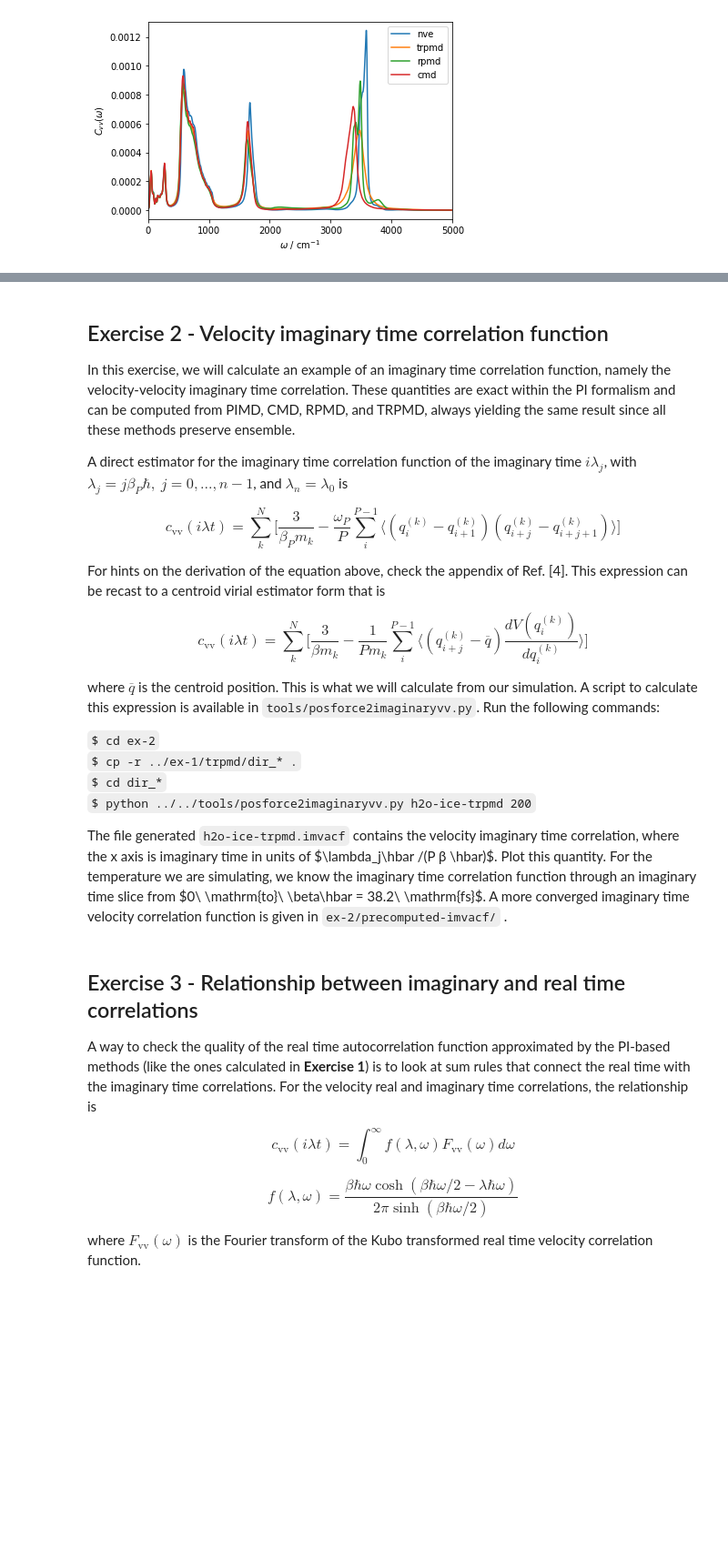
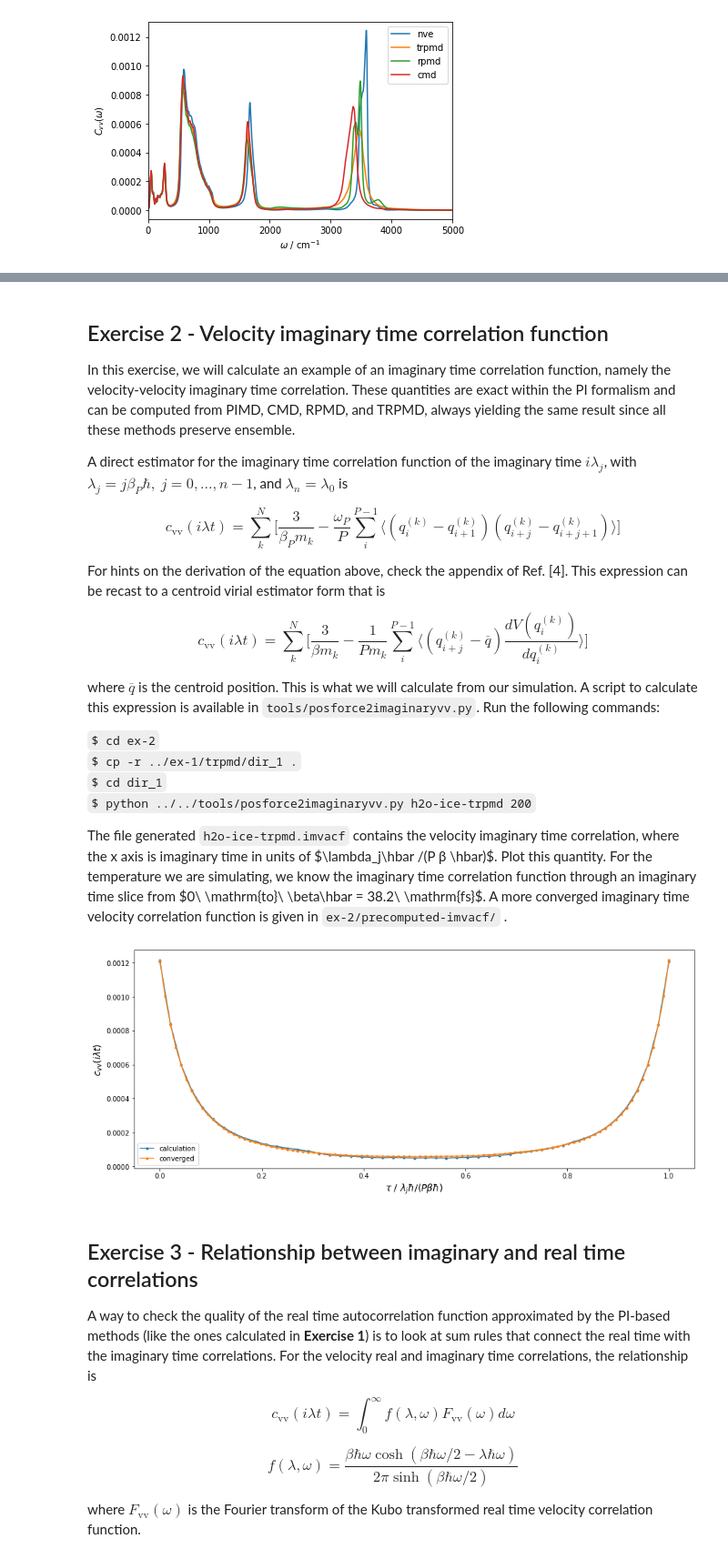
Before and after one commit to i-pi/tutorials-schools, a Jupyter notebook: day-3/day-3.ipynb, the cells around one changed output, grey strips where cells are left out. Shown: that part at 91% size. Drawn from its saved outputs; the diff is of its cells as text; code cells hidden in the pictures; blank space fills up the shorter version.

````diff
--- a/day-3/day-3.ipynb
+++ b/day-3/day-3.ipynb
@@ -346,24 +277,26 @@ where $\overline{q}$ is the centroid position. This is what we will calculate fr
 Run the following commands:
 
 ```$ cd ex-2``` <br>
-```$ cp -r ../ex-1/trpmd/dir_* .``` <br>
-```$ cd dir_*``` <br>
+```$ cp -r ../ex-1/trpmd/dir_1 .``` <br>
+```$ cd dir_1``` <br>
 ```$ python ../../tools/posforce2imaginaryvv.py h2o-ice-trpmd 200```
 
 The file generated `h2o-ice-trpmd.imvacf` contains the velocity imaginary time correlation, where the x axis is imaginary time in units of $\lambda_j\hbar /(P β \hbar)$. Plot this quantity. For the temperature we are simulating, we know the imaginary time correlation function through an imaginary time slice from $0\ \mathrm{to}\ \beta\hbar = 38.2\ \mathrm{fs}$. A more converged imaginary time velocity correlation function is given in `ex-2/precomputed-imvacf/` .
 # %%
 ## PLOTTING ##
 ax,fig = plt.subplots(figsize=(15,6))
 
-imvacf = np.loadtxt('ex-2/dir_%d/h2o-ice-trpmd.imvacf'%number, usecols=(0,1))
+imvacf = np.loadtxt('ex-2/dir_1/h2o-ice-trpmd.imvacf', usecols=(0,1))
 conv_imvacf = np.loadtxt('ex-2/precomputed-imvacf/conv.imvacf', usecols=(0,1))
 plt.plot(imvacf[:,0], imvacf[:,1], 'o-', ms=3, label=r'calculation')
 plt.plot(conv_imvacf[:,0], conv_imvacf[:,1], 'o-', ms=3, label=r'converged')
 plt.xlabel(r'$\tau\ /\ \lambda_j\hbar/(P\beta\hbar)$', fontsize=14)
 plt.ylabel(r'$c_\mathrm{vv}(i\lambda t)$', fontsize=14)
 
 plt.legend()
 plt.show()
+# %% [output]
+[figure, added]
 # %% [markdown]
 <h2>Exercise 3 - Relationship between imaginary and real time correlations</h2>
 
````
Also changed, not shown: parts of 16 cells of this notebook.
